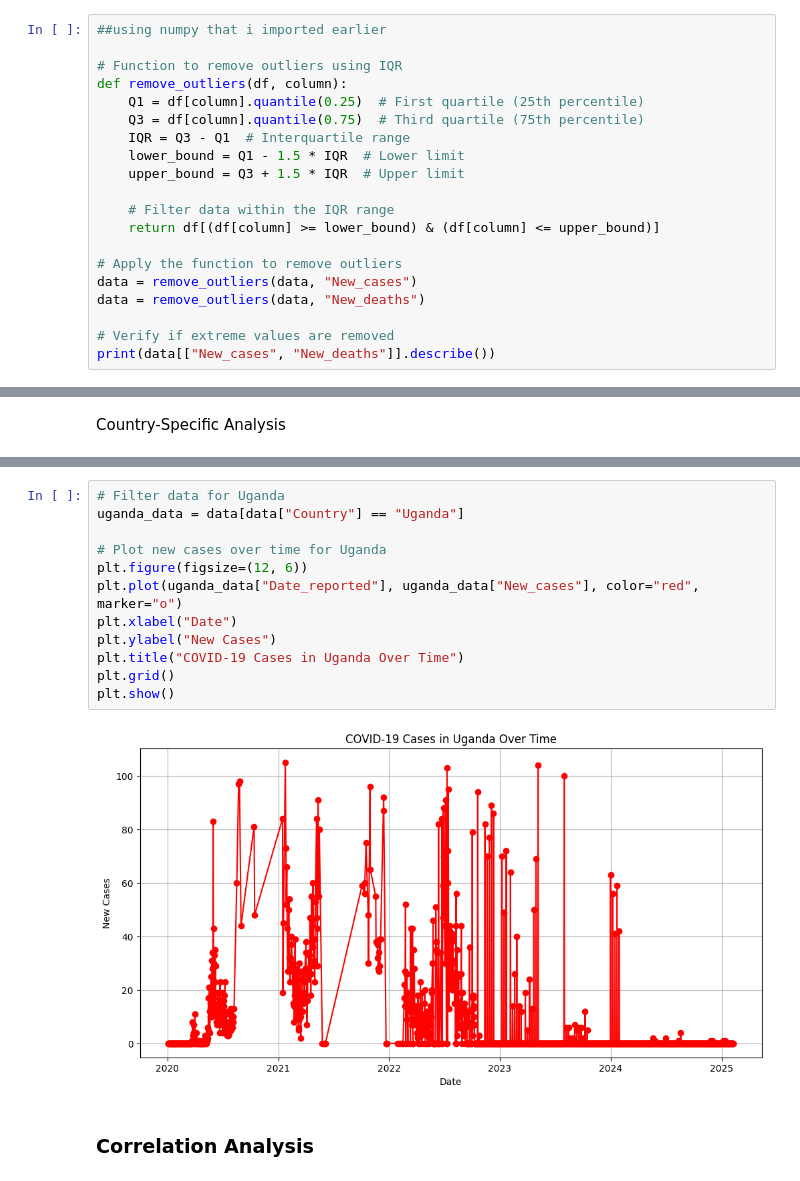
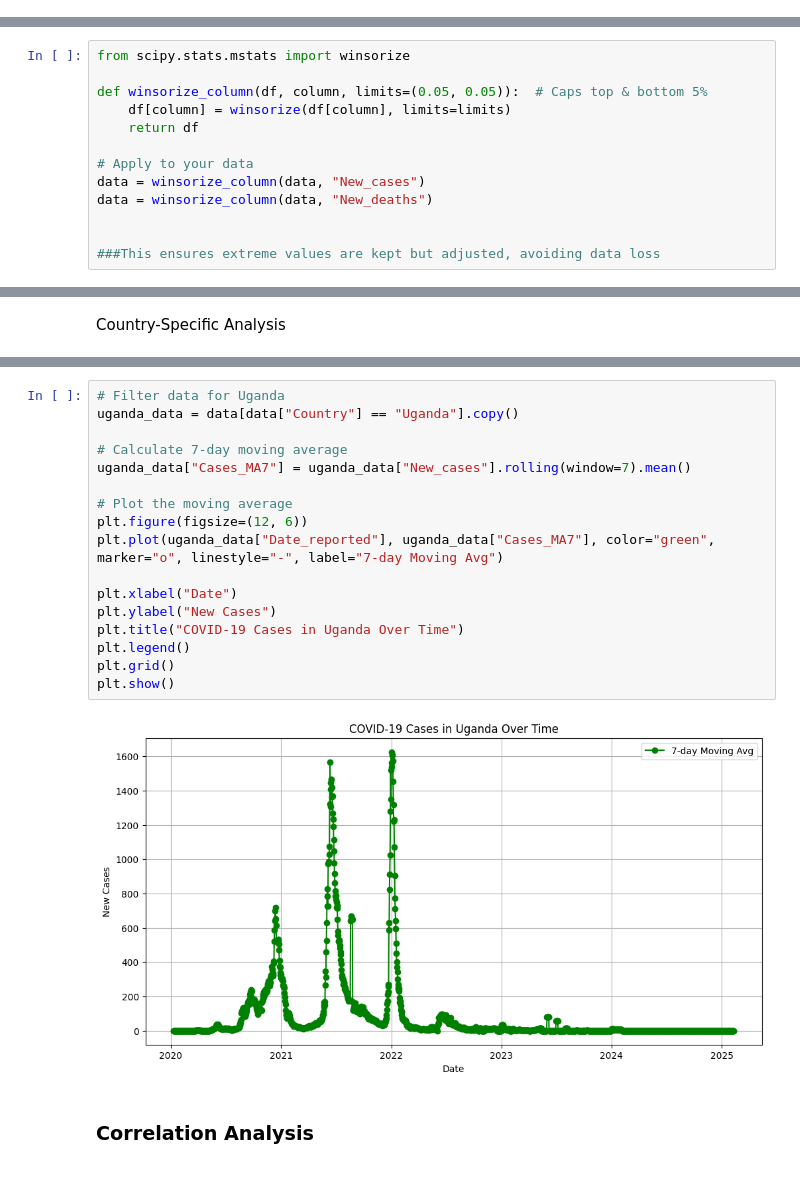
Before and after one commit to andrinawatsemba/Covid-19-Data-Analysis, a Jupyter notebook: data analyzed/who.ipynb, the cells around one changed output, grey strips where cells are left out. Drawn from its saved outputs; the diff is of its cells as text.

```diff
--- a/data analyzed/who.ipynb
+++ b/data analyzed/who.ipynb
@@ -115,20 +112,0 @@ data["New_deaths"] = pd.to_numeric(data["New_deaths"], errors='coerce')
-# %%
-##using numpy that i imported earlier
-
-# Function to remove outliers using IQR
-def remove_outliers(df, column):
-    Q1 = df[column].quantile(0.25)  # First quartile (25th percentile)
-    Q3 = df[column].quantile(0.75)  # Third quartile (75th percentile)
-    IQR = Q3 - Q1  # Interquartile range
-    lower_bound = Q1 - 1.5 * IQR  # Lower limit
-    upper_bound = Q3 + 1.5 * IQR  # Upper limit
-
-    # Filter data within the IQR range
-    return df[(df[column] >= lower_bound) & (df[column] <= upper_bound)]
-
-# Apply the function to remove outliers
-data = remove_outliers(data, "New_cases")
-data = remove_outliers(data, "New_deaths")
-
-# Verify if extreme values are removed
-print(data[["New_cases", "New_deaths"]].describe())
@@ -145,3 +119,16 @@ max       107.000000         0.0
+# %%
+from scipy.stats.mstats import winsorize
+
+def winsorize_column(df, column, limits=(0.05, 0.05)):  # Caps top & bottom 5%
+    df[column] = winsorize(df[column], limits=limits)
+    return df
+
+# Apply to your data
+data = winsorize_column(data, "New_cases")
+data = winsorize_column(data, "New_deaths")
+
+
+###This ensures extreme values are kept but adjusted, avoiding data loss
 # %% [markdown]
  ### Exploratory Visualizations
 # %%
@@ -218,17 +215,22 @@ plt.show()
 # %%
 # Filter data for Uganda
-uganda_data = data[data["Country"] == "Uganda"]
+uganda_data = data[data["Country"] == "Uganda"].copy()
 
-# Plot new cases over time for Uganda
+# Calculate 7-day moving average
+uganda_data["Cases_MA7"] = uganda_data["New_cases"].rolling(window=7).mean()
+
+# Plot the moving average
 plt.figure(figsize=(12, 6))
-plt.plot(uganda_data["Date_reported"], uganda_data["New_cases"], color="red", marker="o")
+plt.plot(uganda_data["Date_reported"], uganda_data["Cases_MA7"], color="green", marker="o", linestyle="-", label="7-day Moving Avg")
+
 plt.xlabel("Date")
 plt.ylabel("New Cases")
 plt.title("COVID-19 Cases in Uganda Over Time")
+plt.legend()
 plt.grid()
 plt.show()
 # %% [output]
-[figure, old version]
+[figure, new version]
 # %% [markdown]
  ### Correlation Analysis
 # %%
```
Also changed, not shown: parts of 9 cells of this notebook, 1 other file.
